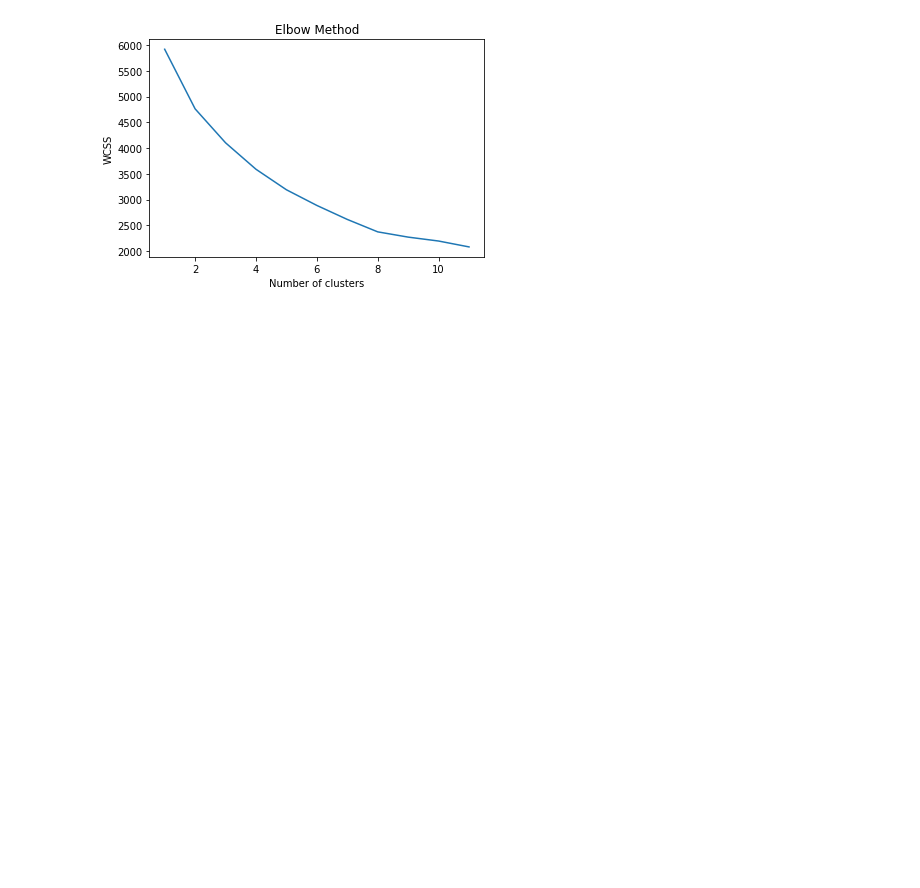
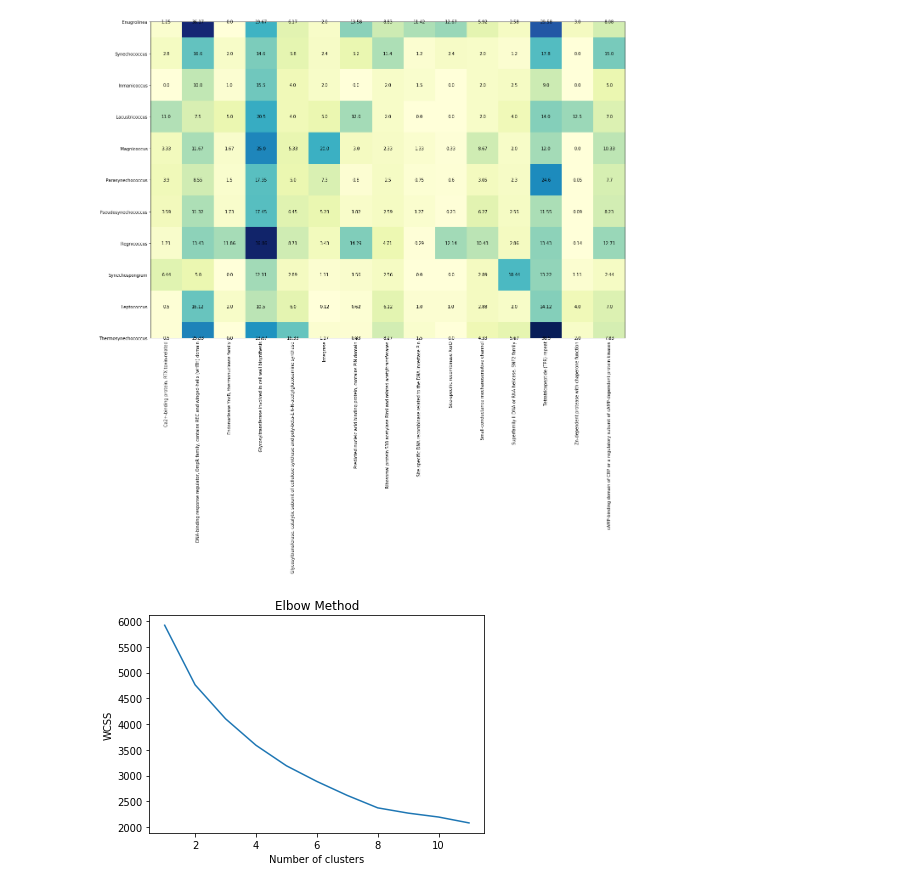
Before and after one commit to vinisalazar/SynechococcusPreprint, a Jupyter notebook: ipynb/Figure4_Table2_COG.ipynb, the cells around one changed output. Cells and saved outputs as stored; diff of their text form; code cells hidden in the pictures; blank space fills up the shorter version.

Commit message:
Making heatmap

```diff
--- a/ipynb/Figure4_Table2_COG.ipynb
+++ b/ipynb/Figure4_Table2_COG.ipynb
@@ -8,4 +13,4 @@ from sklearn.cluster import KMeans
 # %%
-data = pd.read_csv("../data/tables/cog/CyCOG_binary_95_completeness.csv")
+data = pd.read_csv("../data/tables/cog/CyCOG_total_95_completeness.csv")
 data.set_index("name", inplace=True)
 mat = data.values
@@ -11,0 +87,9 @@ mat = data.values
+# %%
+data_ = data.groupby(data.columns, axis=1).sum()
+data_['genus'] = ''
+for ix, row in data_.iterrows():
+    for g in genera:
+        if g in ix:
+            data_.loc[ix, 'genus'] = g
+
+group = data_.groupby('genus').describe()
@@ -12,3 +116,28 @@ mat = data.values
+# %%
+# id_labels = [escape_spaces(s) for s in path_df.index]
+# id_labels = [math_rm(s, "sp. nov.") for s in path_df.index]
+# id_labels = [raw(s) for s in id_labels]
+
+values_ = np.array(data_.values, dtype=float)
+
+fig, ax = plt.subplots(figsize=(20, 50))
+mat = ax.imshow(values_, cmap='YlGnBu', interpolation='nearest')
+plt.yticks(range(values_.shape[0]), data_.index)
+plt.xticks([])
+plt.xticks(range(values_.shape[1]), data_.columns)
+plt.xticks(rotation=90)
+ax.xaxis.set_label_position('top')
+
+# this places 0 or 1 centered in the individual squares
+for x in range(values_.shape[0]):
+    for y in range(values_.shape[1]):
+        ax.annotate(str(values_[x, y]), xy=(y, x),
+                    horizontalalignment='center', verticalalignment='center')
+
+
+# plt.savefig("../data/misc_data/presence_absence_heatmap.png", dpi=600)
+# %% [output]
+[figure, added]
 # %%
 for k in range(2, 12):
     km = KMeans(n_clusters=k)
```
Also changed, not shown: parts of 8 cells of this notebook.
